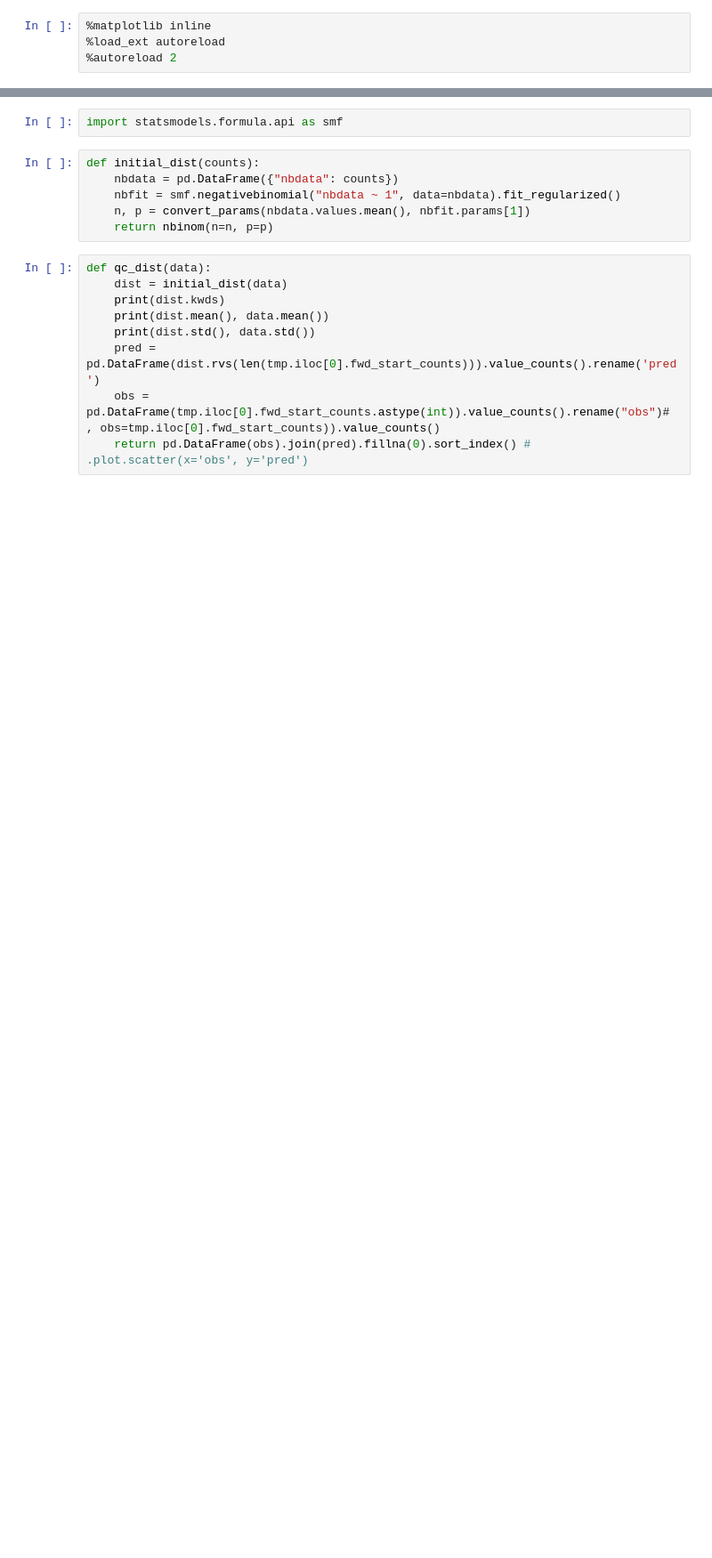
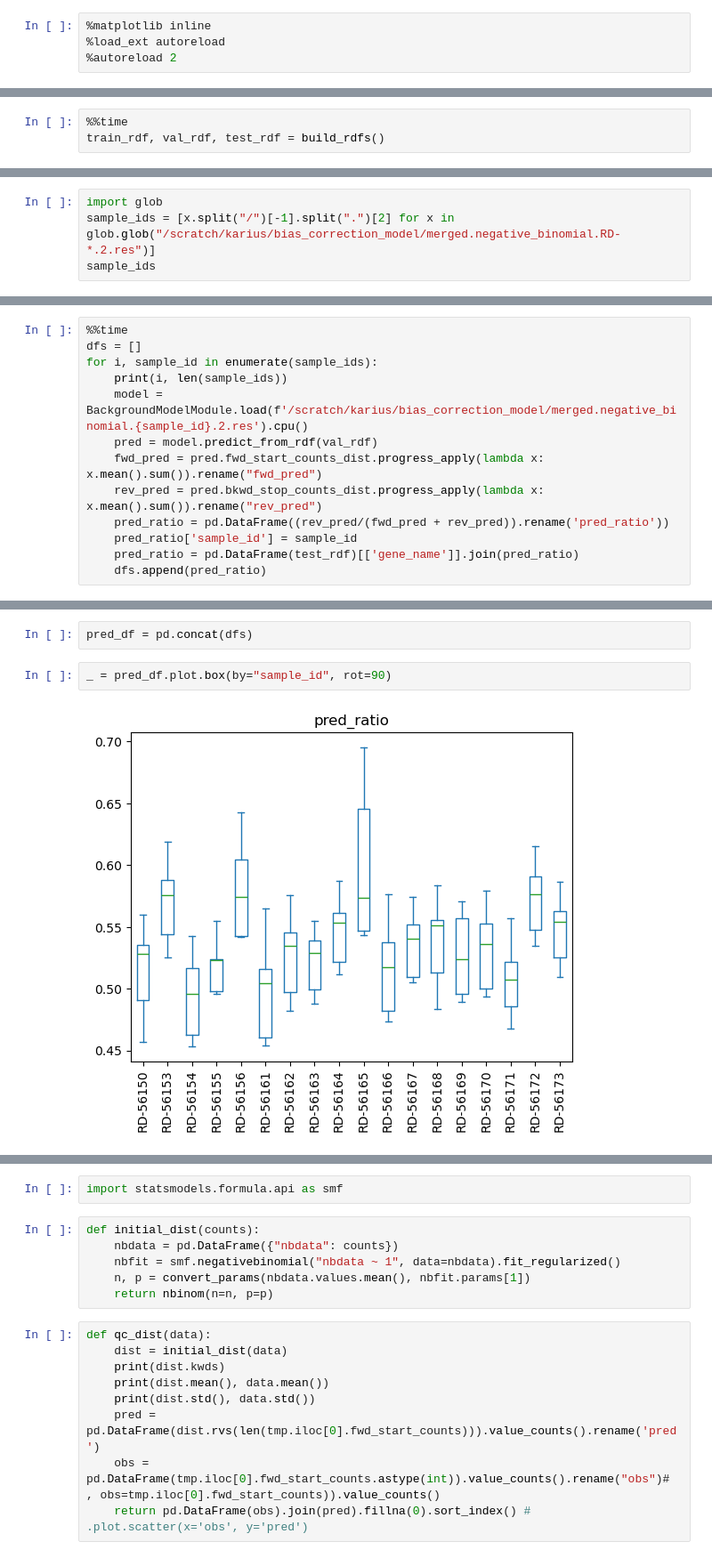
Before and after one commit to nboley/fragmentomics_tools, a Jupyter notebook: projects/ibd/BiasModeling.ipynb, the cells around one changed output, grey strips where cells are left out. Shown at 89% size. Saved outputs shown, nothing was run; the diff lists cells and outputs as text; blank space fills up the shorter version.

```diff
--- a/projects/ibd/BiasModeling.ipynb
+++ b/projects/ibd/BiasModeling.ipynb
@@ -485,0 +28,3 @@ make_tracks(tmp.iloc[13], max_scale=False).plot()
+# %%
+%%time
+train_rdf, val_rdf, test_rdf = build_rdfs()
@@ -485,0 +34,4 @@ make_tracks(tmp.iloc[13], max_scale=False).plot()
+# %%
+import glob
+sample_ids = [x.split("/")[-1].split(".")[2] for x in glob.glob("/scratch/karius/bias_correction_model/merged.negative_binomial.RD-*.2.res")]
+sample_ids
@@ -485,0 +81,13 @@ make_tracks(tmp.iloc[13], max_scale=False).plot()
+# %%
+%%time
+dfs = []
+for i, sample_id in enumerate(sample_ids):
+    print(i, len(sample_ids))
+    model = BackgroundModelModule.load(f'/scratch/karius/bias_correction_model/merged.negative_binomial.{sample_id}.2.res').cpu()
+    pred = model.predict_from_rdf(val_rdf)
+    fwd_pred = pred.fwd_start_counts_dist.progress_apply(lambda x: x.mean().sum()).rename("fwd_pred")
+    rev_pred = pred.bkwd_stop_counts_dist.progress_apply(lambda x: x.mean().sum()).rename("rev_pred")
+    pred_ratio = pd.DataFrame((rev_pred/(fwd_pred + rev_pred)).rename('pred_ratio'))
+    pred_ratio['sample_id'] = sample_id
+    pred_ratio = pd.DataFrame(test_rdf)[['gene_name']].join(pred_ratio)
+    dfs.append(pred_ratio)
@@ -485,0 +108,6 @@ make_tracks(tmp.iloc[13], max_scale=False).plot()
+# %%
+pred_df = pd.concat(dfs)
+# %%
+_ = pred_df.plot.box(by="sample_id", rot=90)
+# %% [output]
+[figure, added]
```
Also changed, not shown: parts of 75 cells of this notebook, 19 other files.
